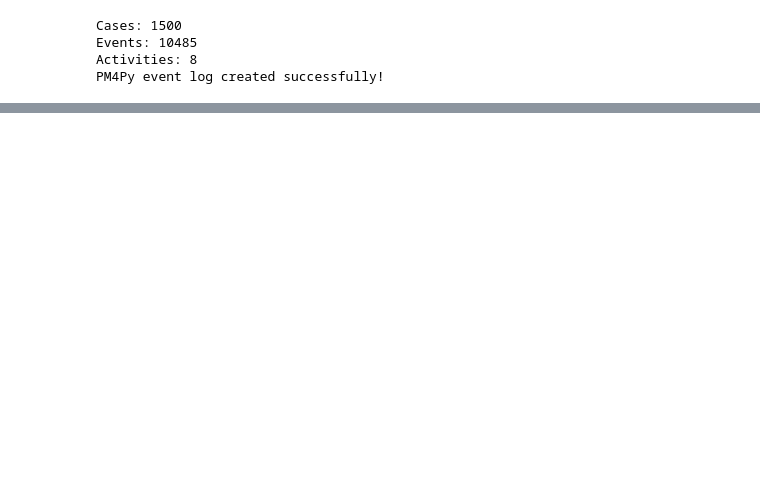
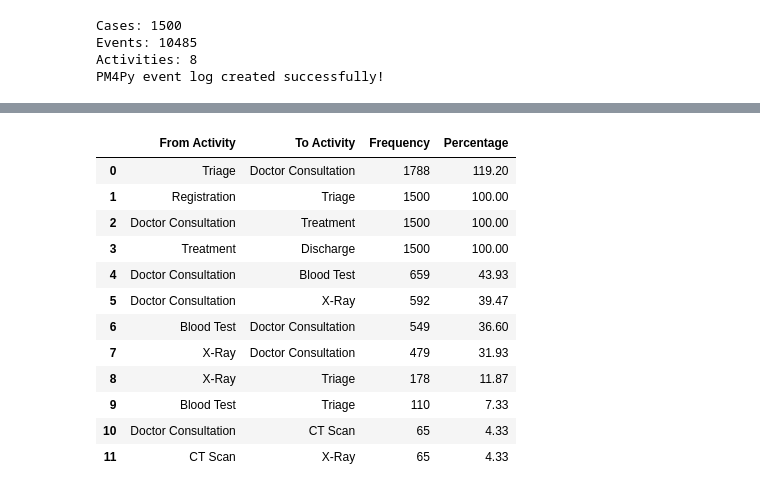
Before and after one commit to Raviteja0710/Care_Flow, a Jupyter notebook: python scripts/pm4py/pm4py_process mining.ipynb, the cells around one changed output, grey strips where cells are left out. Saved outputs shown, nothing was run; the diff lists cells and outputs as text; code cells hidden in the pictures; blank space fills up the shorter version.

```diff
--- a/python scripts/pm4py/pm4py_process mining.ipynb
+++ b/python scripts/pm4py/pm4py_process mining.ipynb
@@ -139,0 +140,14 @@ pm4py.view_petri_net(net, initial_marking, final_marking)
+# %%
+from collections import Counter
+import pandas as pd
+import pm4py
+
+variants = pm4py.get_variants(event_log)
+
+variant_counts = Counter({
+    str(variant): len(traces)
+    for variant, traces in variants.items()
+})
+
+for variant, count in variant_counts.most_common(10):
+    print(f"{count} cases ({count / len(event_log) * 100:.2f}%): {variant}")
@@ -139,0 +164,40 @@ pm4py.view_petri_net(net, initial_marking, final_marking)
+# %%
+from collections import Counter
+
+transitions = Counter()
+
+for case_id, group in df.groupby("Case_ID", sort=False):
+    group = group.sort_values("Event_Order")
+    activities = group["Activity_Name"].tolist()
+
+    for i in range(len(activities) - 1):
+        transitions[(activities[i], activities[i + 1])] += 1
+
+transition_df = pd.DataFrame([
+    {
+        "From Activity": source,
+        "To Activity": target,
+        "Frequency": count
+    }
+    for (source, target), count in transitions.most_common()
+])
+
+transition_df["Percentage"] = (
+    transition_df["Frequency"] / df["Case_ID"].nunique() * 100
+).round(2)
+
+display(transition_df.head(19))
+# %% [output]
+|  | From Activity | To Activity | Frequency | Percentage |
+| 0 | Triage | Doctor Consultation | 1788 | 119.20 |
+| 1 | Registration | Triage | 1500 | 100.00 |
+| 2 | Doctor Consultation | Treatment | 1500 | 100.00 |
+| 3 | Treatment | Discharge | 1500 | 100.00 |
+| 4 | Doctor Consultation | Blood Test | 659 | 43.93 |
+| 5 | Doctor Consultation | X-Ray | 592 | 39.47 |
+| 6 | Blood Test | Doctor Consultation | 549 | 36.60 |
+| 7 | X-Ray | Doctor Consultation | 479 | 31.93 |
+| 8 | X-Ray | Triage | 178 | 11.87 |
+| 9 | Blood Test | Triage | 110 | 7.33 |
+| 10 | Doctor Consultation | CT Scan | 65 | 4.33 |
+| 11 | CT Scan | X-Ray | 65 | 4.33 |
```
Also changed, not shown: parts of 2 cells of this notebook.
